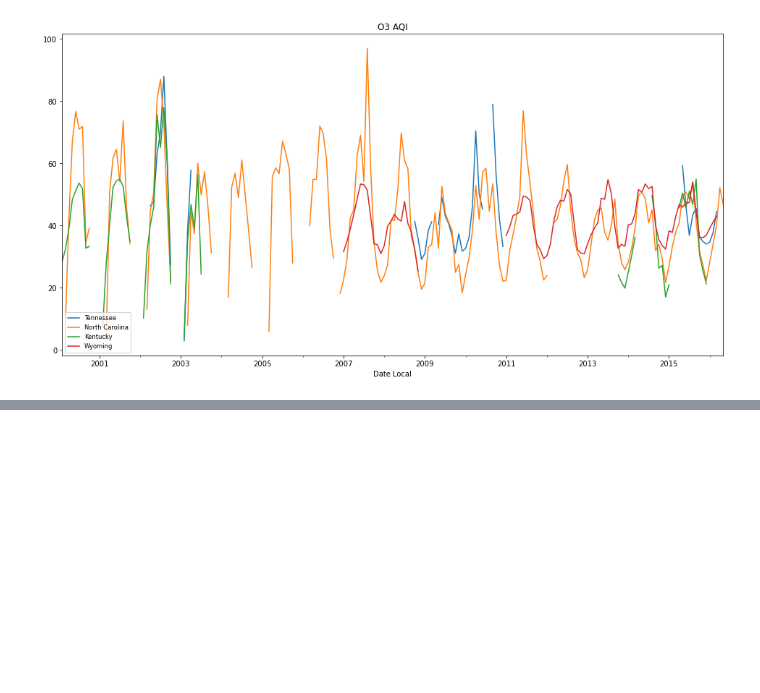
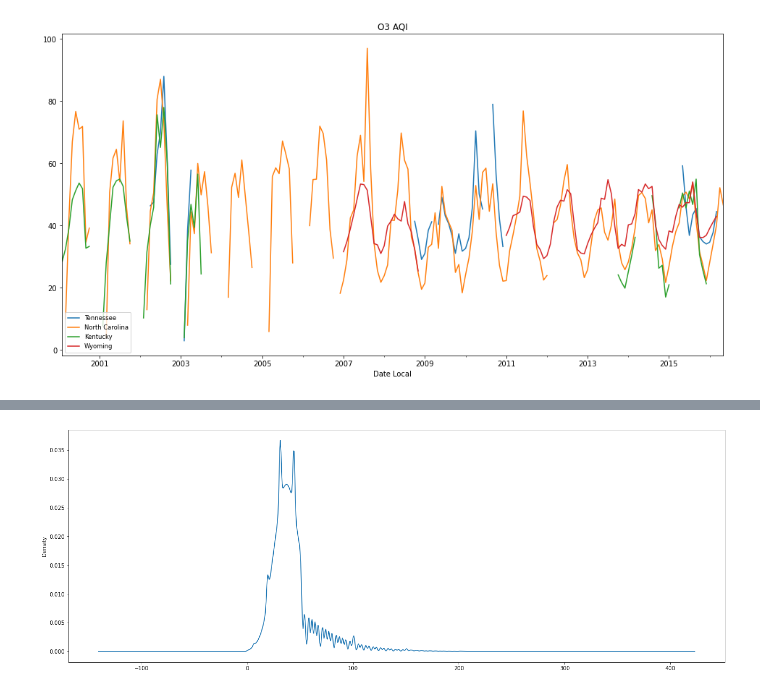
Before and after one commit to alpacanonymous/capstone, a Jupyter notebook: visualizations_O3.ipynb, the cells around one changed output, grey strips where cells are left out. Drawn from its saved outputs; the diff is of its cells as text; code cells hidden in the pictures; blank space fills up the shorter version.

```diff
--- a/visualizations_O3.ipynb
+++ b/visualizations_O3.ipynb
@@ -211,0 +253,4 @@ Text(0.5, 1.0, 'O3 AQI')
+# %%
+df['O3 AQI'].plot(figsize=(22,8), kind='kde');
+# %% [output]
+[figure, added]
```
Also changed, not shown: parts of 24 cells of this notebook, 8 other files.
